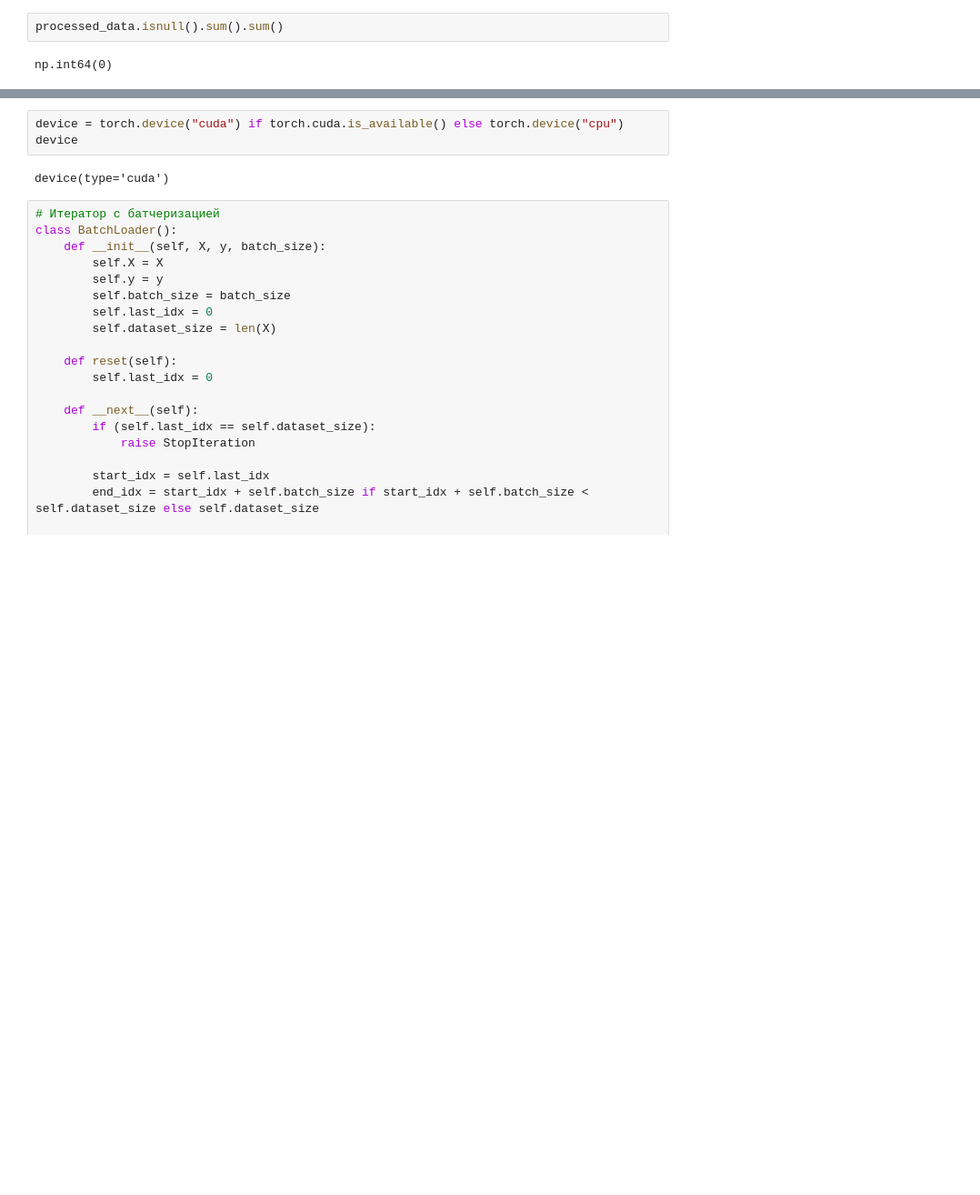
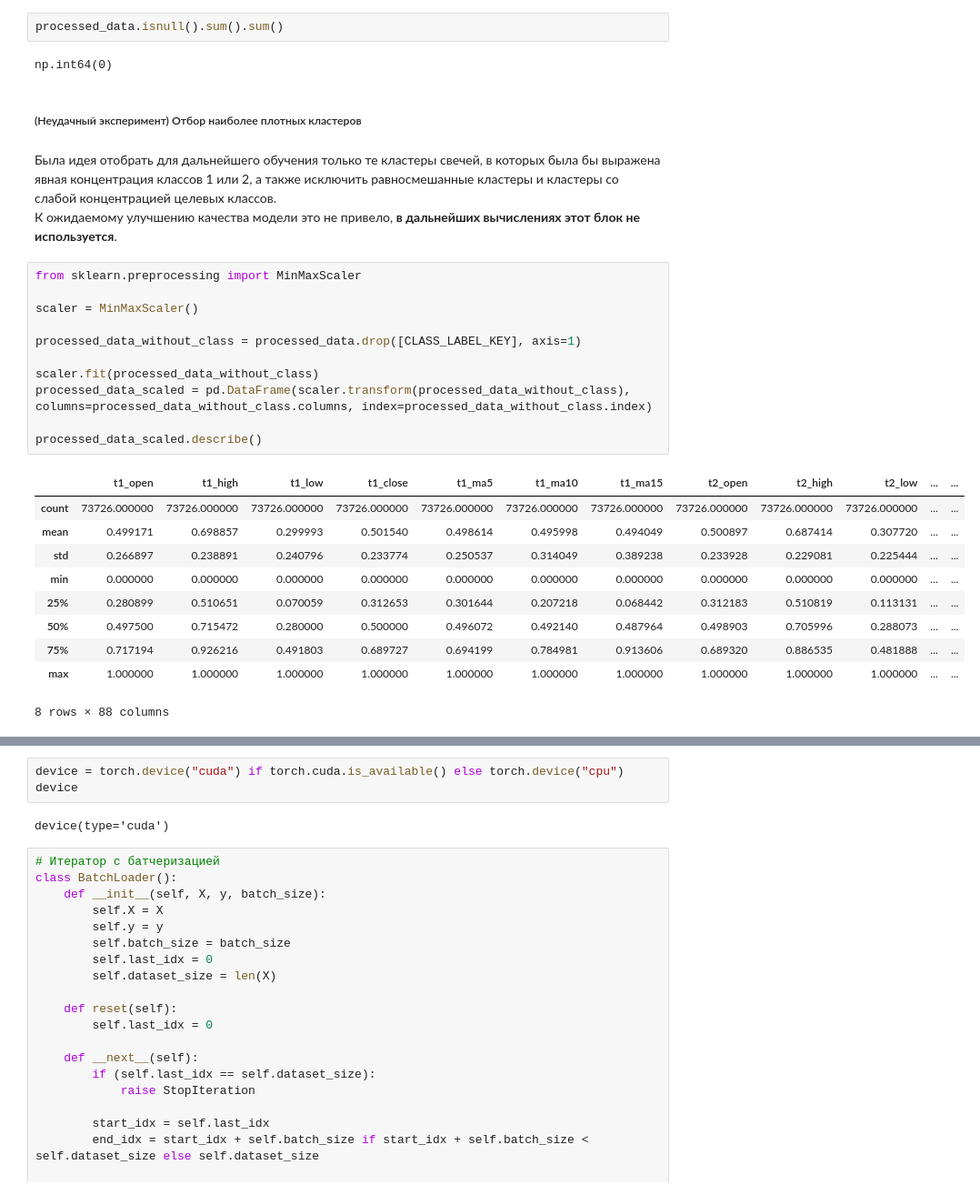
Before and after one commit to emazurenko/otus-ml-professional, a Jupyter notebook: projectwork/projectwork.ipynb, the cells around one changed output, grey strips where cells are left out. Shown at 91% size. Cells and saved outputs as stored; diff of their text form; blank space fills up the shorter version.

```diff
--- a/projectwork/projectwork.ipynb
+++ b/projectwork/projectwork.ipynb
@@ -366,3 +421,30 @@ Index(['class', 't1_dweek', 't2_dweek', 't3_dweek', 't4_dweek', 't5_dweek',
 processed_data.isnull().sum().sum()
 # %% [output]
 np.int64(0)
+# %% [markdown]
+##### (Неудачный эксперимент) Отбор наиболее плотных кластеров
+# %% [markdown]
+Была идея отобрать для дальнейшего обучения только те кластеры свечей, в которых была бы выражена явная концентрация классов 1 или 2, а также исключить равносмешанные кластеры и кластеры со слабой концентрацией целевых классов.\
+К ожидаемому улучшению качества модели это не привело, **в дальнейших вычислениях этот блок не используется**.
+# %%
+from sklearn.preprocessing import MinMaxScaler
+
+scaler = MinMaxScaler()
+
+processed_data_without_class = processed_data.drop([CLASS_LABEL_KEY], axis=1)
+
+scaler.fit(processed_data_without_class)
+processed_data_scaled = pd.DataFrame(scaler.transform(processed_data_without_class), columns=processed_data_without_class.columns, index=processed_data_without_class.index)
+
+processed_data_scaled.describe()
+# %% [output]
+|  | t1_open | t1_high | t1_low | t1_close | t1_ma5 | t1_ma10 | t1_ma15 | t2_open | t2_high | t2_low | ... | ... |
+| count | 73726.000000 | 73726.000000 | 73726.000000 | 73726.000000 | 73726.000000 | 73726.000000 | 73726.000000 | 73726.000000 | 73726.000000 | 73726.000000 | ... | ... |
+| mean | 0.499171 | 0.698857 | 0.299993 | 0.501540 | 0.498614 | 0.495998 | 0.494049 | 0.500897 | 0.687414 | 0.307720 | ... | ... |
+| std | 0.266897 | 0.238891 | 0.240796 | 0.233774 | 0.250537 | 0.314049 | 0.389238 | 0.233928 | 0.229081 | 0.225444 | ... | ... |
+| min | 0.000000 | 0.000000 | 0.000000 | 0.000000 | 0.000000 | 0.000000 | 0.000000 | 0.000000 | 0.000000 | 0.000000 | ... | ... |
+| 25% | 0.280899 | 0.510651 | 0.070059 | 0.312653 | 0.301644 | 0.207218 | 0.068442 | 0.312183 | 0.510819 | 0.113131 | ... | ... |
+| 50% | 0.497500 | 0.715472 | 0.280000 | 0.500000 | 0.496072 | 0.492140 | 0.487964 | 0.498903 | 0.705996 | 0.288073 | ... | ... |
+| 75% | 0.717194 | 0.926216 | 0.491803 | 0.689727 | 0.694199 | 0.784981 | 0.913606 | 0.689320 | 0.886535 | 0.481888 | ... | ... |
+| max | 1.000000 | 1.000000 | 1.000000 | 1.000000 | 1.000000 | 1.000000 | 1.000000 | 1.000000 | 1.000000 | 1.000000 | ... | ... |
+8 rows × 88 columns
```
Also changed, not shown: parts of 117 cells of this notebook, 2 other files.
